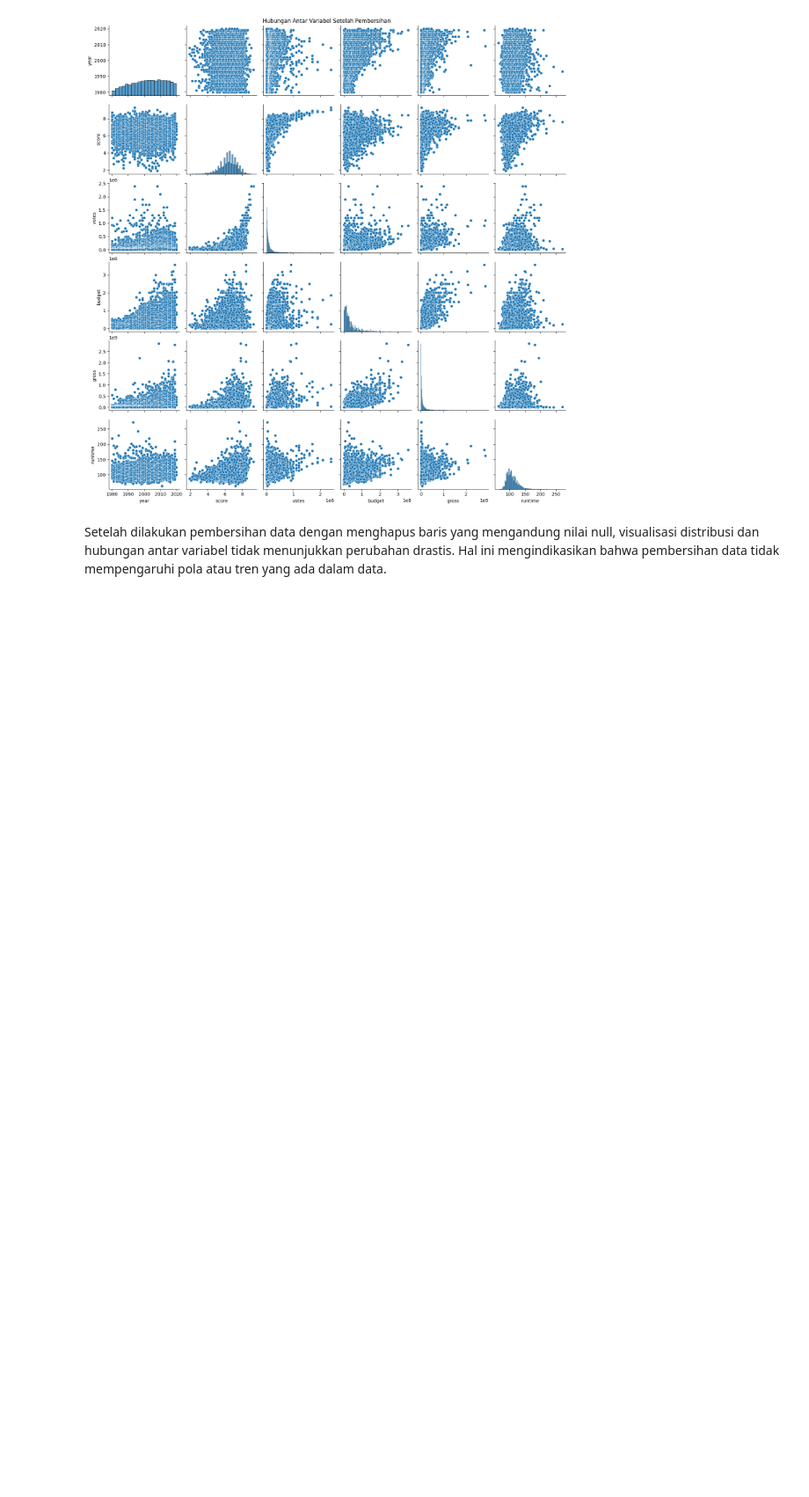
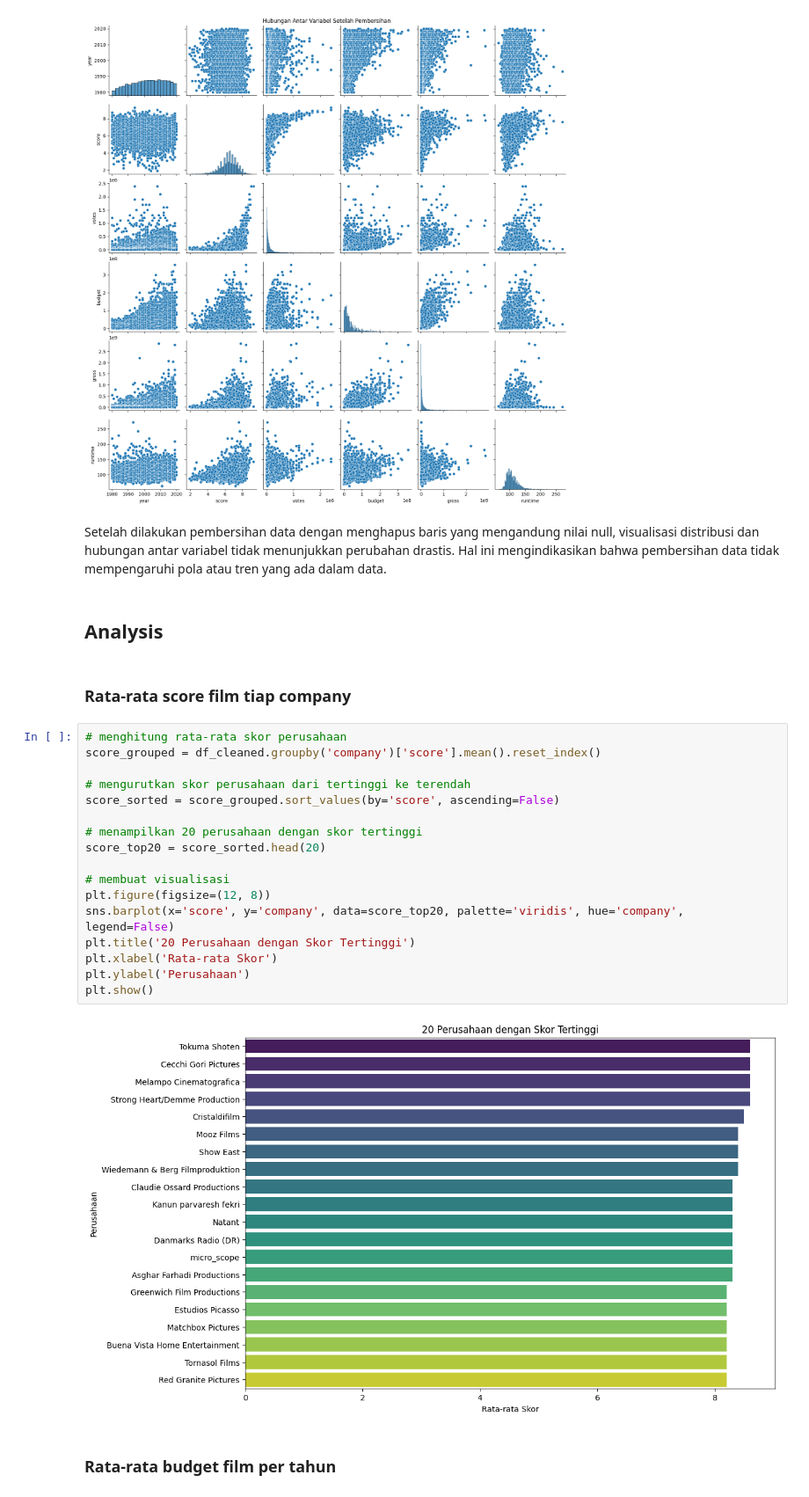
Before and after one commit to adzkykhairany/Movie-Analysis, a Jupyter notebook: movie.ipynb, the cells around one changed output. Shown at 88% size. Cells and saved outputs as stored; diff of their text form; blank space fills up the shorter version.

Commit message:
analysis begins

```diff
--- a/movie.ipynb
+++ b/movie.ipynb
@@ -118,3 +118,28 @@ plt.show()
 [figure]
 # %% [markdown]
 Setelah dilakukan pembersihan data dengan menghapus baris yang mengandung nilai null, visualisasi distribusi dan hubungan antar variabel tidak menunjukkan perubahan drastis. Hal ini mengindikasikan bahwa pembersihan data tidak mempengaruhi pola atau tren yang ada dalam data.
+# %% [markdown]
+## Analysis
+# %% [markdown]
+### Rata-rata score film tiap company
+# %%
+# menghitung rata-rata skor perusahaan
+score_grouped = df_cleaned.groupby('company')['score'].mean().reset_index()
+
+# mengurutkan skor perusahaan dari tertinggi ke terendah
+score_sorted = score_grouped.sort_values(by='score', ascending=False)
+
+# menampilkan 20 perusahaan dengan skor tertinggi
+score_top20 = score_sorted.head(20)
+
+# membuat visualisasi
+plt.figure(figsize=(12, 8))
+sns.barplot(x='score', y='company', data=score_top20, palette='viridis', hue='company', legend=False)
+plt.title('20 Perusahaan dengan Skor Tertinggi')
+plt.xlabel('Rata-rata Skor')
+plt.ylabel('Perusahaan')
+plt.show()
+# %% [output]
+[figure, added]
+# %% [markdown]
+### Rata-rata budget film per tahun
```
Also changed, not shown: parts of 2 cells of this notebook.
